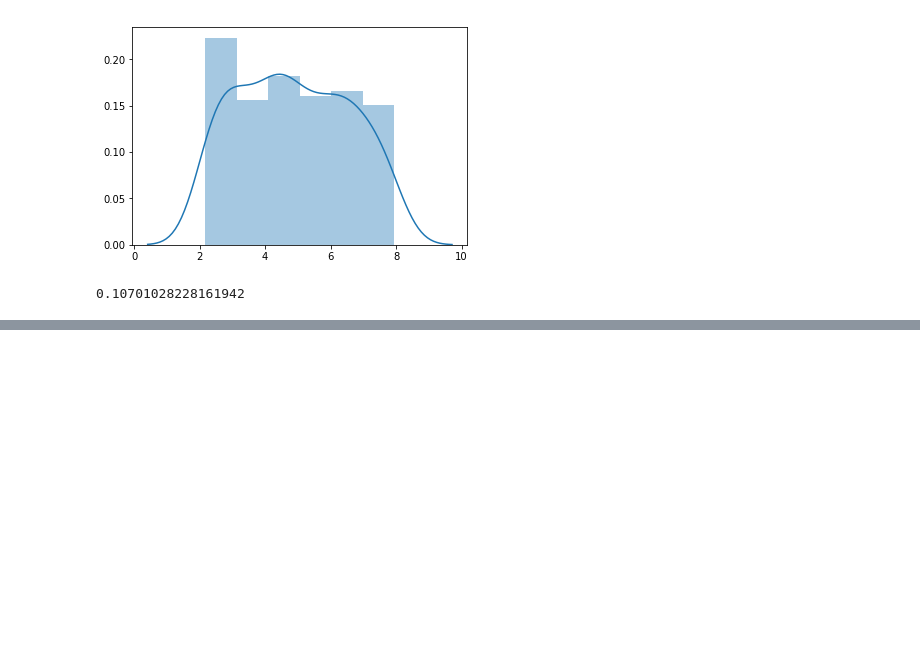
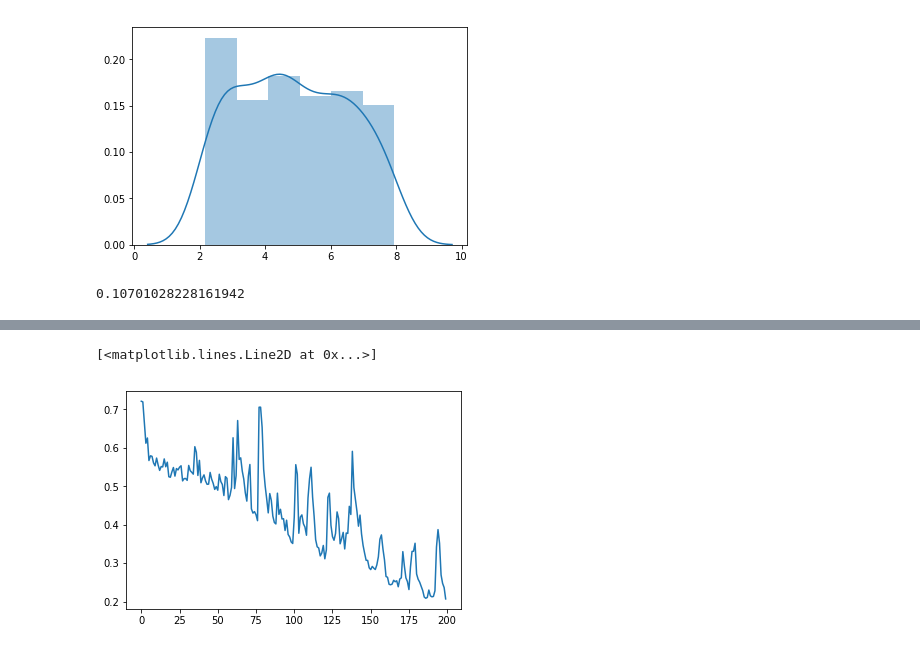
Before and after one commit to vlongle/Neurosimulation, a Jupyter notebook: Neural_Network.ipynb, the cells around one changed output, grey strips where cells are left out. Saved outputs shown, nothing was run; the diff lists cells and outputs as text; code cells hidden in the pictures; blank space fills up the shorter version.

```diff
--- a/Neural_Network.ipynb
+++ b/Neural_Network.ipynb
@@ -249,0 +293,42 @@ mae(y_pred.cpu(), y_test)
+# %%
+
+# https://github.com/yunjey/pytorch-tutorial/blob/master/tutorials/02-intermediate/convolutional_neural_network/main.py
+#  for conv1d (N, C_in, L)
+class ConvNet(nn.Module):
+    def __init__(self):
+        super(ConvNet, self).__init__()
+        self.convLayer = nn.Sequential(
+                nn.Conv1d(1, 20, kernel_size=1), # in_channels = 1
+            # out_channels = number of filters = 20
+            nn.ReLU(),
+            nn.MaxPool1d(kernel_size=20)
+        )
+        # input = (batch_size, 400)
+        # after conv1d: (batch_size, 400-strides+1=400, features=20)
+        # after MaxPool1d: (batch_size, length/kernel_size=400/20=20,in_channels=20)
+
+
+        # NOW, put the new 400 features into the SmallNet as usual
+        self.fc1 = nn.Linear(400,1028)
+        self.fc2 = nn.Linear(1028,2048)
+        self.out = nn.Linear(2048, 1)
+
+
+
+    def forward(self, x):
+        # expand 2d to 3d dimension with format (N, C_in, L)
+        x = x.unsqueeze(-1) # expand out the 1d dimension. Now we have (N, L, 1)
+        x = x.permute(0, 2, 1) # swap dimensions to (N, 1, L)
+        # Think nlp and word
+        x = self.convLayer(x)
+        x = x.reshape(x.size(0), -1) # x.size(0) = batch_size. This flattens
+        # other dimensions to just 1d.
+        x = torch.relu(self.fc1(x))
+        x = torch.relu(self.fc2(x))
+        x = self.out(x)
+        return x
+# %%
+conv_net = ConvNet()
+# %%
+losses, maes = train(conv_net, train_loader, X_test, y_test, \
+                     learning_rate=1e-4, num_epochs=200)
@@ -249,0 +356,5 @@ mae(y_pred.cpu(), y_test)
+# %%
+plt.plot(range(len(losses)), losses)
+# %% [output]
+[<matplotlib.lines.Line2D at 0x...>]
+[figure, added]
```
Also changed, not shown: parts of 18 cells of this notebook.
